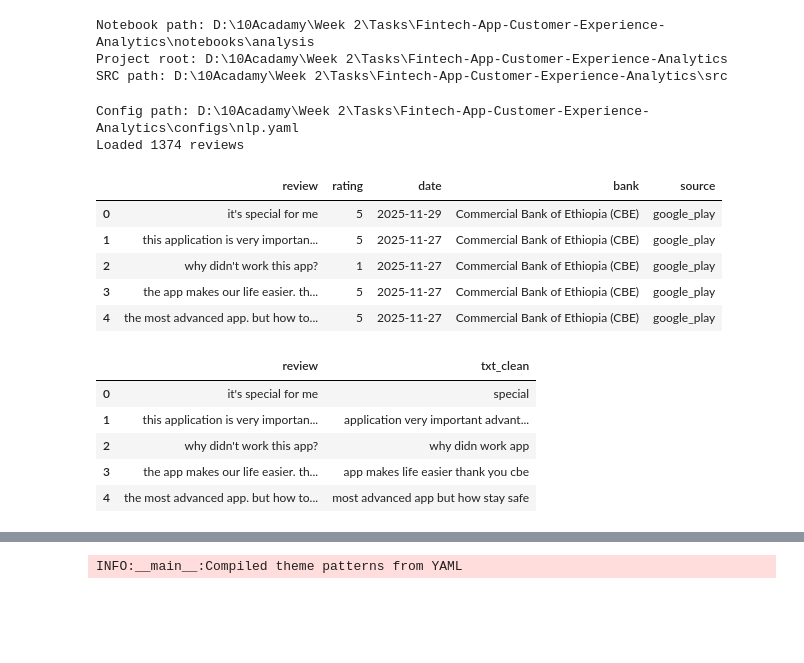
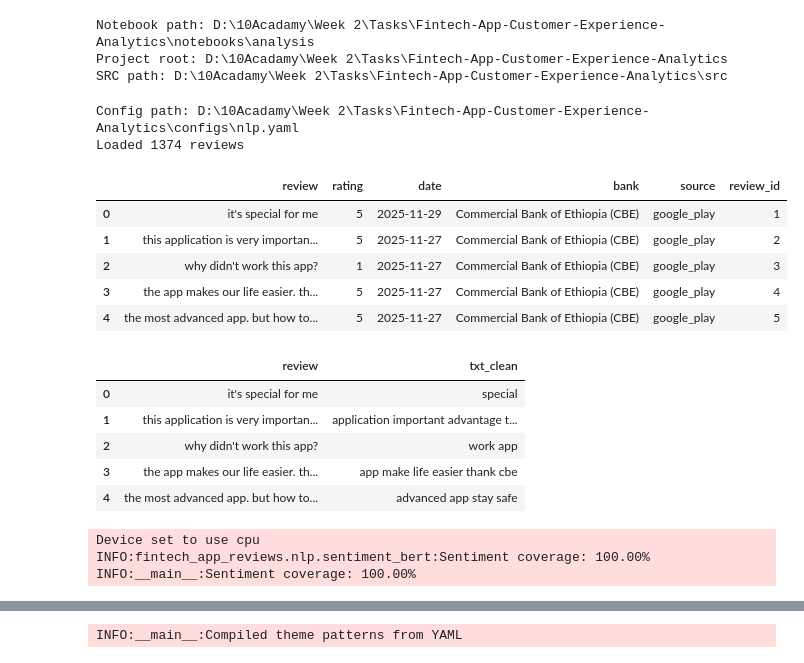
Before and after one commit to tib-dev/Fintech-App-Customer-Experience-Analytics, a Jupyter notebook: notebooks/analysis/sentiment.ipynb, the cells around one changed output, grey strips where cells are left out. Saved outputs shown, nothing was run; the diff lists cells and outputs as text; code cells hidden in the pictures; blank space fills up the shorter version.

```diff
--- a/notebooks/analysis/sentiment.ipynb
+++ b/notebooks/analysis/sentiment.ipynb
@@ -45,25 +45,29 @@ logger = logging.getLogger(__name__)
 # %%
 # Config path at project root
 config_path = project_root / "configs" / "nlp.yaml"
 
 # Load NLP config
 nlp_cfg = load_config(config_path)
 
 print("Config path:", config_path)
 
 # Load cleaned reviews
 df = pd.read_csv(project_root / "data/interim/clean_reviews.csv")
+
+# Optional: add review_id if missing
+if "review_id" not in df.columns:
+    df["review_id"] = range(1, len(df) + 1)
 print(f"Loaded {len(df)} reviews")
 df.head()
 # %% [output]
 Config path: D:\10Acadamy\Week 2\Tasks\Fintech-App-Customer-Experience-Analytics\configs\nlp.yaml
 Loaded 1374 reviews
-|  | review | rating | date | bank | source |
-| 0 | it's special for me | 5 | 2025-11-29 | Commercial Bank of Ethiopia (CBE) | google_play |
-| 1 | this application is very importan... | 5 | 2025-11-27 | Commercial Bank of Ethiopia (CBE) | google_play |
-| 2 | why didn't work this app? | 1 | 2025-11-27 | Commercial Bank of Ethiopia (CBE) | google_play |
-| 3 | the app makes our life easier. th... | 5 | 2025-11-27 | Commercial Bank of Ethiopia (CBE) | google_play |
-| 4 | the most advanced app. but how to... | 5 | 2025-11-27 | Commercial Bank of Ethiopia (CBE) | google_play |
+|  | review | rating | date | bank | source | review_id |
+| 0 | it's special for me | 5 | 2025-11-29 | Commercial Bank of Ethiopia (CBE) | google_play | 1 |
+| 1 | this application is very importan... | 5 | 2025-11-27 | Commercial Bank of Ethiopia (CBE) | google_play | 2 |
+| 2 | why didn't work this app? | 1 | 2025-11-27 | Commercial Bank of Ethiopia (CBE) | google_play | 3 |
+| 3 | the app makes our life easier. th... | 5 | 2025-11-27 | Commercial Bank of Ethiopia (CBE) | google_play | 4 |
+| 4 | the most advanced app. but how to... | 5 | 2025-11-27 | Commercial Bank of Ethiopia (CBE) | google_play | 5 |
 # %%
 # -------------------------
 # Clean text
@@ -74,7 +78,24 @@ df[["review", "txt_clean"]].head()
 # %% [output]
 |  | review | txt_clean |
 | 0 | it's special for me | special |
-| 1 | this application is very importan... | application very important advant... |
-| 2 | why didn't work this app? | why didn work app |
-| 3 | the app makes our life easier. th... | app makes life easier thank you cbe |
-| 4 | the most advanced app. but how to... | most advanced app but how stay safe |
+| 1 | this application is very importan... | application important advantage t... |
+| 2 | why didn't work this app? | work app |
+| 3 | the app makes our life easier. th... | app make life easier thank cbe |
+| 4 | the most advanced app. but how to... | advanced app stay safe |
+# %%
+# Annotate with sentiment
+df = annotate_dataframe_parallel(
+    df,
+    text_col="txt_clean",
+    max_workers=4,
+    batch_size=32
+)
+
+# Verify coverage
+coverage = df["sentiment_label"].notna().mean()
+logger.info("Sentiment coverage: %.2f%%", coverage * 100)
+assert coverage >= 0.9, "Sentiment coverage below 90%"
+# %% [output]
+Device set to use cpu
+INFO:fintech_app_reviews.nlp.sentiment_bert:Sentiment coverage: 100.00%
+INFO:__main__:Sentiment coverage: 100.00%
```
Also changed, not shown: parts of 10 cells of this notebook.
